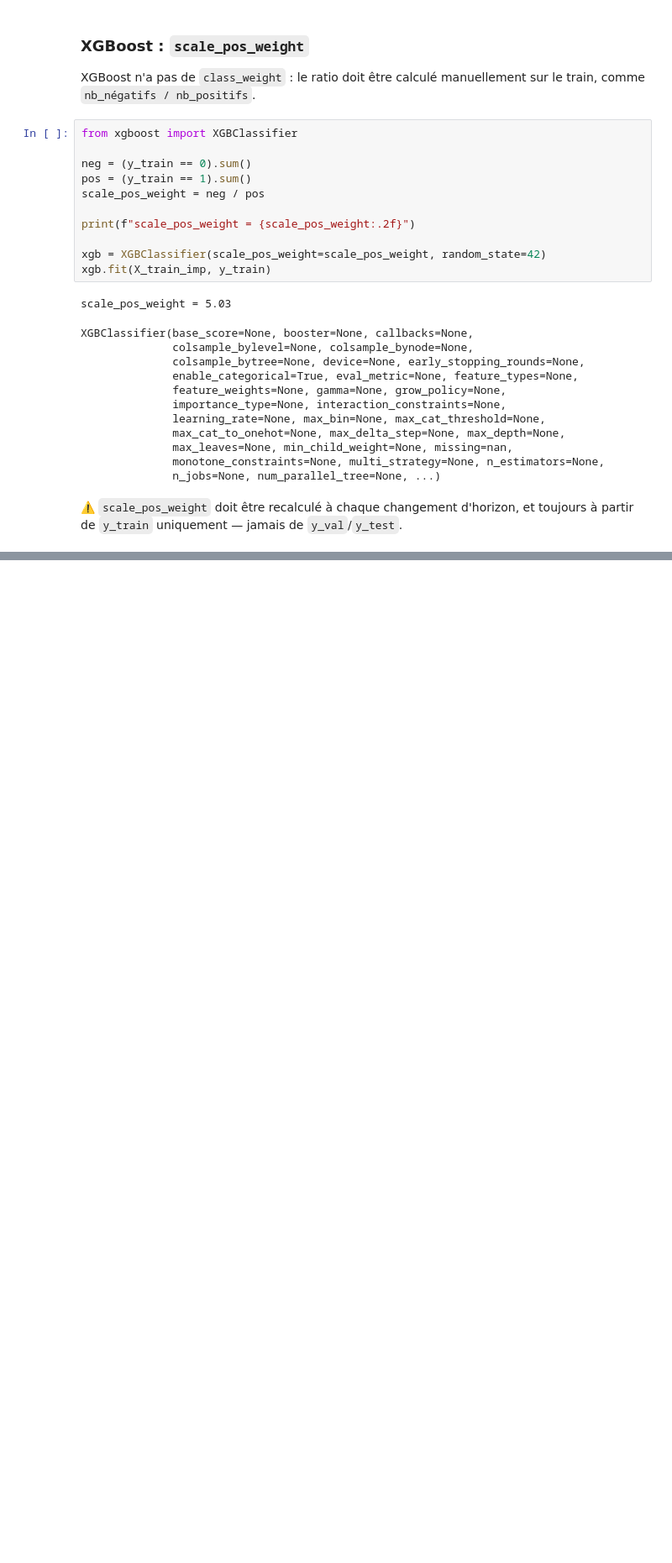
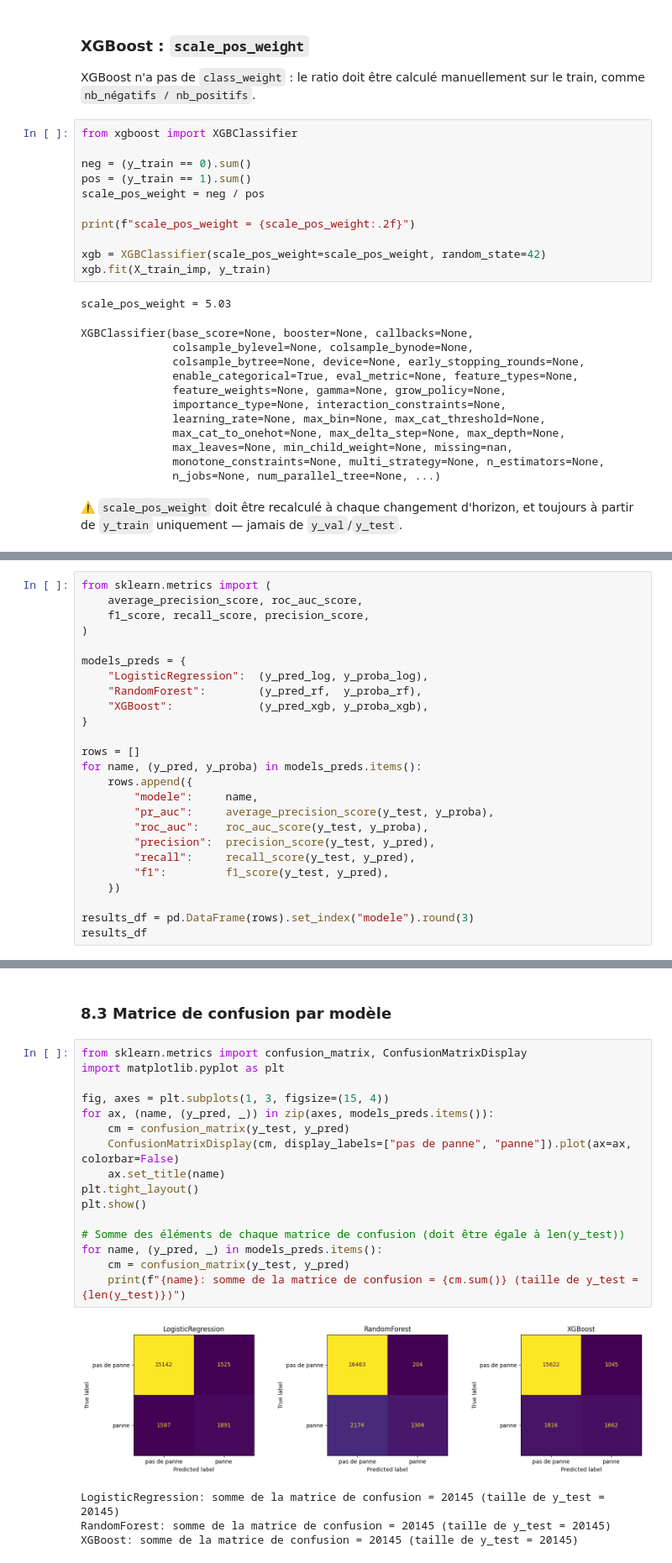
Before and after one commit to air-jaja/training-4-aelion, a Jupyter notebook: prepare_features_ml.ipynb, the cells around one changed output, grey strips where cells are left out. Shown at 84% size. Cells and saved outputs as stored; diff of their text form; blank space fills up the shorter version.

```diff
--- a/prepare_features_ml.ipynb
+++ b/prepare_features_ml.ipynb
@@ -275,0 +302,25 @@ XGBClassifier(base_score=None, booster=None, callbacks=None,
+# %%
+from sklearn.metrics import (
+    average_precision_score, roc_auc_score,
+    f1_score, recall_score, precision_score,
+)
+
+models_preds = {
+    "LogisticRegression":  (y_pred_log, y_proba_log),
+    "RandomForest":        (y_pred_rf,  y_proba_rf),
+    "XGBoost":             (y_pred_xgb, y_proba_xgb),
+}
+
+rows = []
+for name, (y_pred, y_proba) in models_preds.items():
+    rows.append({
+        "modele":     name,
+        "pr_auc":     average_precision_score(y_test, y_proba),
+        "roc_auc":    roc_auc_score(y_test, y_proba),
+        "precision":  precision_score(y_test, y_pred),
+        "recall":     recall_score(y_test, y_pred),
+        "f1":         f1_score(y_test, y_pred),
+    })
+
+results_df = pd.DataFrame(rows).set_index("modele").round(3)
+results_df
@@ -275,0 +333,23 @@ XGBClassifier(base_score=None, booster=None, callbacks=None,
+# %% [markdown]
+### 8.3 Matrice de confusion par modèle
+# %%
+from sklearn.metrics import confusion_matrix, ConfusionMatrixDisplay
+import matplotlib.pyplot as plt
+
+fig, axes = plt.subplots(1, 3, figsize=(15, 4))
+for ax, (name, (y_pred, _)) in zip(axes, models_preds.items()):
+    cm = confusion_matrix(y_test, y_pred)
+    ConfusionMatrixDisplay(cm, display_labels=["pas de panne", "panne"]).plot(ax=ax, colorbar=False)
+    ax.set_title(name)
+plt.tight_layout()
+plt.show()
+
+# Somme des éléments de chaque matrice de confusion (doit être égale à len(y_test))
+for name, (y_pred, _) in models_preds.items():
+    cm = confusion_matrix(y_test, y_pred)
+    print(f"{name}: somme de la matrice de confusion = {cm.sum()} (taille de y_test = {len(y_test)})")
+# %% [output]
+[figure, added]
+LogisticRegression: somme de la matrice de confusion = 20145 (taille de y_test = 20145)
+RandomForest: somme de la matrice de confusion = 20145 (taille de y_test = 20145)
+XGBoost: somme de la matrice de confusion = 20145 (taille de y_test = 20145)
```
Also changed, not shown: parts of 47 cells of this notebook, 10 other files.
